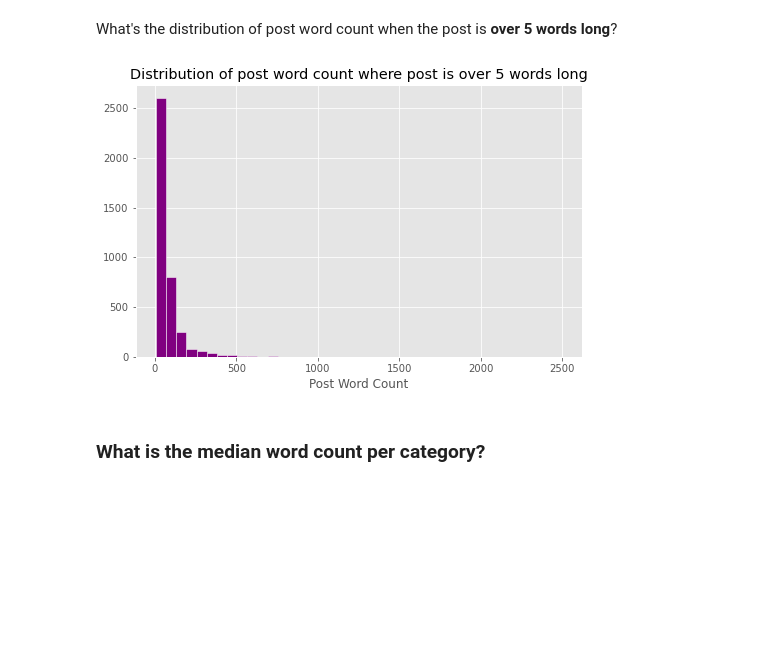
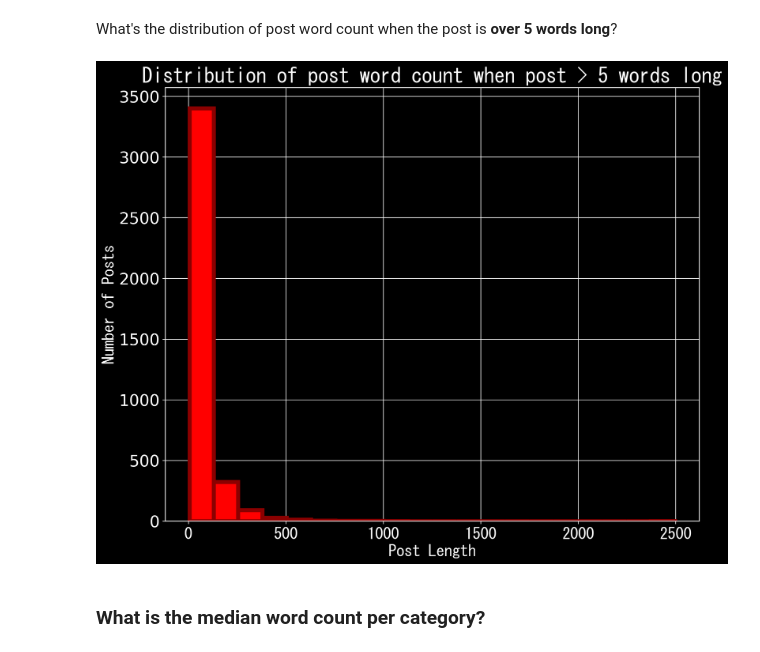
Before and after one commit to EricHeidbreder/GA_projects, a Jupyter notebook: projects/project_3-master/02_EDA_and_cleaning.ipynb, the cells around one changed output. Cells and saved outputs as stored; diff of their text form; code cells hidden in the pictures; blank space fills up the shorter version.

```diff
--- a/projects/project_3-master/02_EDA_and_cleaning.ipynb
+++ b/projects/project_3-master/02_EDA_and_cleaning.ipynb
@@ -100,13 +115,21 @@ Seems like the number of posts containing links drops off when the word count is
 posts_over_5_words = posts.copy()[posts['post_wc'] > 5]
 # %% [markdown]
 What's the distribution of post word count when the post is **over 5 words long**?
-# %%
-plt.figure(figsize=(8,5))
-posts_over_5_words['post_wc'].hist(bins=40, ec='white', color='purple')
-plt.title('Distribution of post word count where post is over 5 words long')
-plt.xlabel('Post Word Count');
-# %% [output]
-[figure, removed]
+# %%
+style.use('dark_background')
+plt.figure(figsize=(12,10), dpi=300)
+posts_over_5_words['post_wc'].hist(bins=20, ec='darkred', color='red', linewidth=5)
+plt.title('Distribution of post word count when post > 5 words long',
+          fontsize=26,
+          fontname='MS Gothic')
+plt.ylabel('Number of Posts', fontsize=20, fontname='MS Gothic')
+plt.xlabel('Post Length', fontsize=20, fontname='MS Gothic')
+plt.xticks(fontsize=20,
+           fontname='MS Gothic')
+plt.yticks(fontsize=20)
+plt.savefig('./images/hist_posts_over_5.png');
+# %% [output]
+[figure, added]
 # %% [markdown]
 ### What is the median word count per category?
 # %%
```
Also changed, not shown: parts of 3 cells of this notebook, 14 other files.
